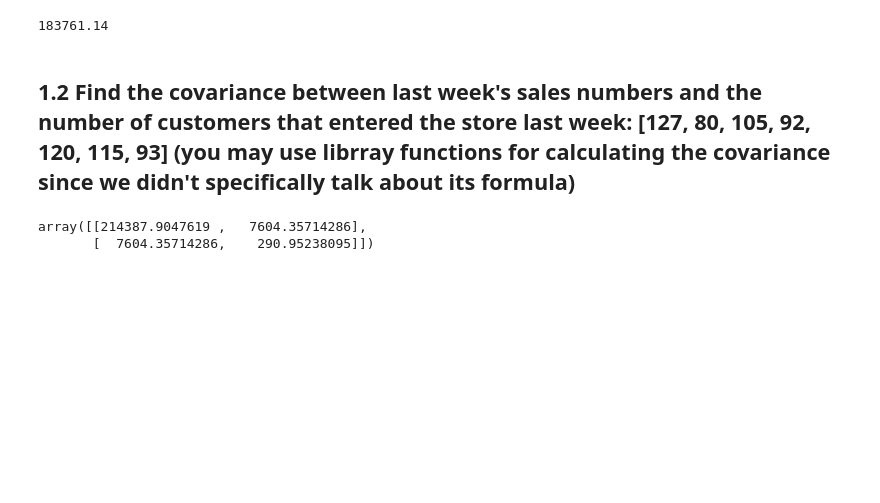
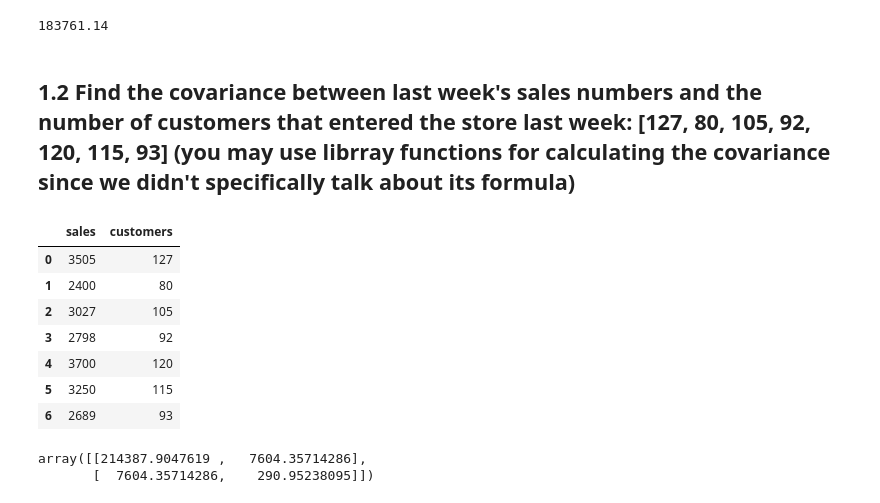
Before and after one commit to raklives/DS-Unit-1-Sprint-3-Linear-Algebra, a Jupyter notebook: module2-intermediate-linear-algebra/LS_DS_132_Intermediate_Linear_Algebra_Assignment.ipynb, the cells around one changed output. Cells and saved outputs as stored; diff of their text form; code cells hidden in the pictures; blank space fills up the shorter version.

```diff
--- a/module2-intermediate-linear-algebra/LS_DS_132_Intermediate_Linear_Algebra_Assignment.ipynb
+++ b/module2-intermediate-linear-algebra/LS_DS_132_Intermediate_Linear_Algebra_Assignment.ipynb
@@ -56,10 +56,28 @@ variance_sales = sum(squared_distances)/list_length
 print('{:.2f}'.format(variance_sales,3))
 # %% [output]
 183761.14
+# %%
+# convert both lists to dataframes
+sales_df = pd.DataFrame({'sales': sales})
 # %% [markdown]
 ## 1.2 Find the covariance between last week's sales numbers and the number of customers that entered the store last week: [127, 80, 105, 92, 120, 115, 93] (you may use librray functions for calculating the covariance since we didn't specifically talk about its formula)
 # %%
 # list variables/lists
 sales = np.array([3505,2400,3027,2798,3700,3250,2689])
 customers = np.array([127, 80, 105, 92, 120, 115, 93])
+# %%
+# add customers to sales_df
+sales_df['customers'] = pd.Series(customers)
+
+# check
+sales_df
+# %% [output]
+|  | sales | customers |
+| 0 | 3505 | 127 |
+| 1 | 2400 | 80 |
+| 2 | 3027 | 105 |
+| 3 | 2798 | 92 |
+| 4 | 3700 | 120 |
+| 5 | 3250 | 115 |
+| 6 | 2689 | 93 |
 # %%
```
Also changed, not shown: parts of 9 cells of this notebook.
